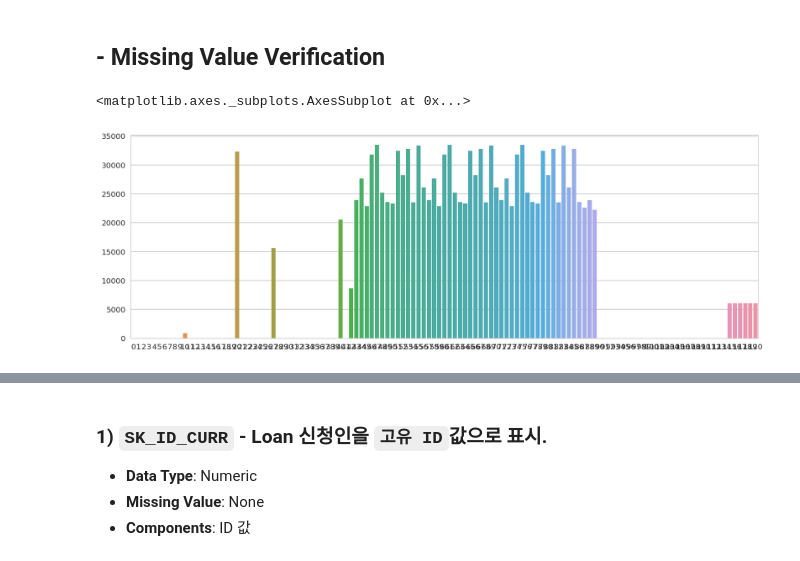
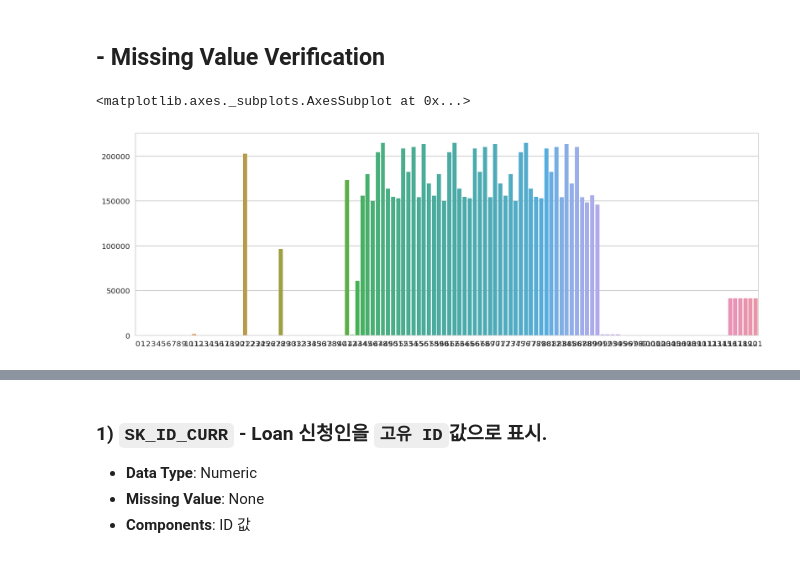
Before and after one commit to jaykim-asset/Project, a Jupyter notebook: Home_Credit/2018_07_13_Kaggle_Home_Credit_Default_Risk_Project.ipynb, the cells around one changed output, grey strips where cells are left out. Saved outputs shown, nothing was run; the diff lists cells and outputs as text; code cells hidden in the pictures.

```diff
--- a/Home_Credit/2018_07_13_Kaggle_Home_Credit_Default_Risk_Project.ipynb
+++ b/Home_Credit/2018_07_13_Kaggle_Home_Credit_Default_Risk_Project.ipynb
@@ -56,7 +61,7 @@ Image(filename = path + 'Company.png')
 ## - Missing Value Verification ###
 # %%
 plt.figure(figsize=(15,5))
-sns.barplot(np.arange(len(test.isnull().sum().index)), test.isnull().sum().values)
+sns.barplot(np.arange(len(train.isnull().sum().index)), train.isnull().sum().values)
 # %% [output]
 <matplotlib.axes._subplots.AxesSubplot at 0x...>
-[figure, old version]
+[figure, new version]
```
Also changed, not shown: parts of 38 cells of this notebook, 1 other file.
